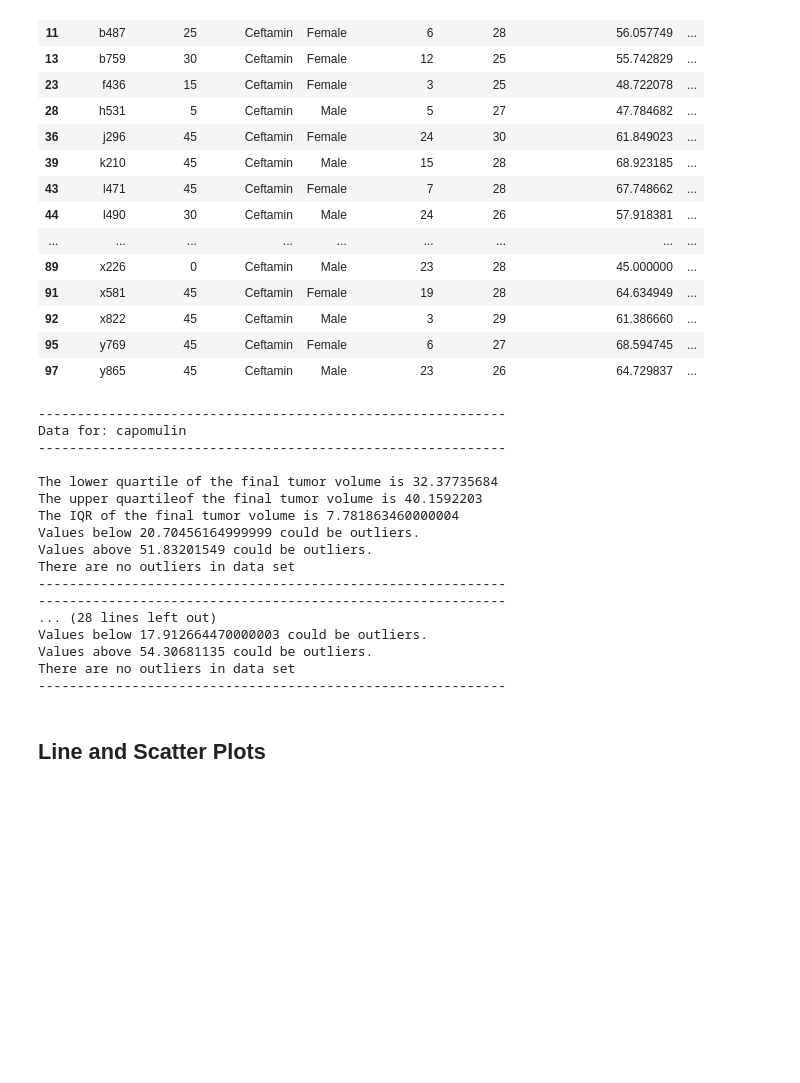
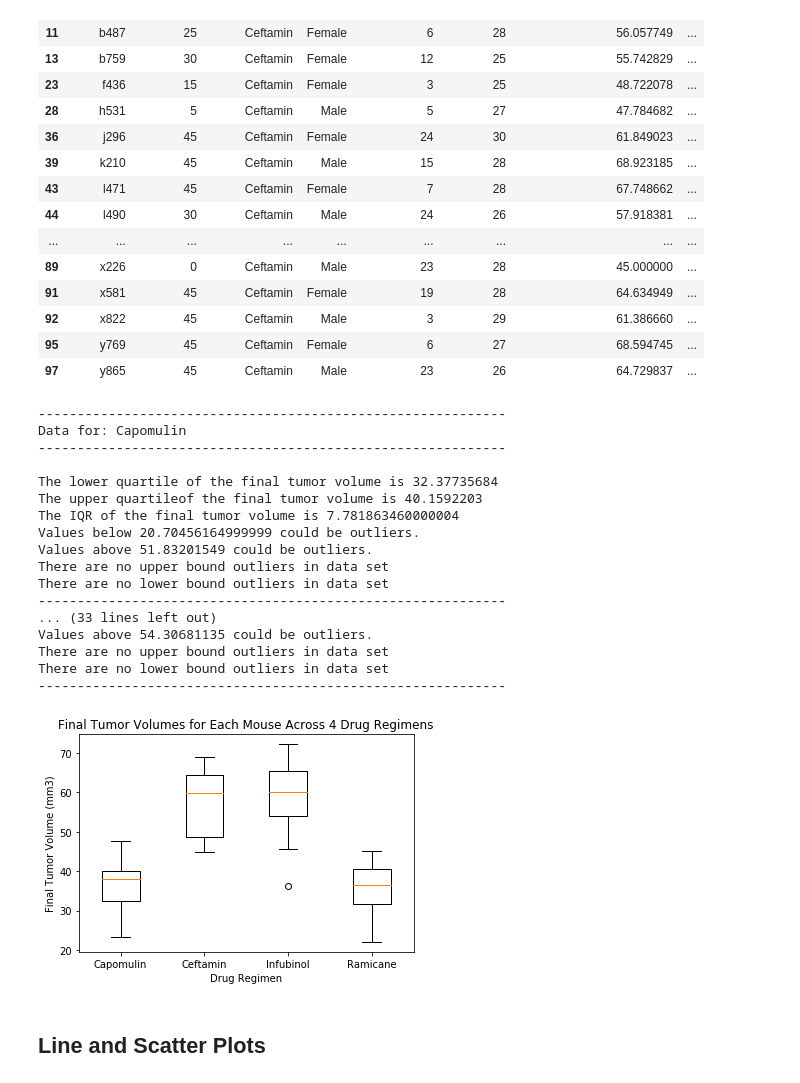
Before and after one commit to nowlansavage/matplotlib-challenge, a Jupyter notebook: Pymaceuticals/pymaceuticals_starter.ipynb, the cells around one changed output. Cells and saved outputs as stored; diff of their text form; code cells hidden in the pictures; blank space fills up the shorter version.

```diff
--- a/Pymaceuticals/pymaceuticals_starter.ipynb
+++ b/Pymaceuticals/pymaceuticals_starter.ipynb
@@ -294,7 +302,7 @@ for key, value in drug_df_dict.items():
     #print header
     print('-'*60)
     drug_name = key
-    print(f"Data for: {drug_name}")
+    print(f"Data for: {drug_name.title()}")
     print('-'*60)
     print('')
     #get the quartiles
@@ -312,19 +320,28 @@ for key, value in drug_df_dict.items():
     print(f"Values below {lower_bound} could be outliers.")
     print(f"Values above {upper_bound} could be outliers.")
 
-    #filter by upper bound. Lower bound is impossible so no lower bound outliers
+    #filter by upper bound
     outliers = value['Final Tumor Volume (mm3)'] > upper_bound
     outlier_df = value[outliers]
     if len(outlier_df) ==0:
-        print("There are no outliers in data set")
+        print("There are no upper bound outliers in data set")
     else:
         for element in outlier_df['Mouse ID'].tolist():
-            print(f"There are {len(outlier_df['Mouse ID'].tolist())} outliers in this drug study")
+            print(f"There are {len(outlier_df['Mouse ID'].tolist())} upper bound outliers in this drug study")
+            print(f"{element} is an outlier")
+
+    outliers = value['Final Tumor Volume (mm3)'] < lower_bound
+    outlier_df = value[outliers]
+    if len(outlier_df) ==0:
+        print("There are no lower bound outliers in data set")
+    else:
+        for element in outlier_df['Mouse ID'].tolist():
+            print(f"There are {len(outlier_df['Mouse ID'].tolist())} lower bound outliers in this drug study")
             print(f"{element} is an outlier")
     print('-'*60)
 # %% [output]
 ------------------------------------------------------------
-Data for: capomulin
+Data for: Capomulin
 ------------------------------------------------------------
 
 The lower quartile of the final tumor volume is 32.37735684
@@ -332,11 +349,11 @@ The upper quartileof the final tumor volume is 40.1592203
 The IQR of the final tumor volume is 7.781863460000004
 Values below 20.70456164999999 could be outliers.
 Values above 51.83201549 could be outliers.
-There are no outliers in data set
+There are no upper bound outliers in data set
+There are no lower bound outliers in data set
 ------------------------------------------------------------
+... (33 lines left out)
+Values above 54.30681135 could be outliers.
+There are no upper bound outliers in data set
+There are no lower bound outliers in data set
 ------------------------------------------------------------
-... (28 lines left out)
-Values below 17.912664470000003 could be outliers.
-Values above 54.30681135 could be outliers.
-There are no outliers in data set
-------------------------------------------------------------
@@ -345,3 +360,15 @@ There are no outliers in data set
+# %%
+# Generate a box plot of the final tumor volume of each mouse across four regimens of interest
+volumes = [max_time_capomulin['Final Tumor Volume (mm3)'], max_time_ceftamin['Final Tumor Volume (mm3)'], max_time_infubinol['Final Tumor Volume (mm3)'], max_time_ramicane['Final Tumor Volume (mm3)']]
+drug_list = ['Capomulin', 'Ceftamin', 'Infubinol', 'Ramicane']
+fig1, ax1 = plt.subplots()
+ax1.set_title('Final Tumor Volumes for Each Mouse Across 4 Drug Regimens')
+ax1.set_ylabel('Final Tumor Volume (mm3)')
+ax1.set_xlabel('Drug Regimen')
+ax1.boxplot(volumes, labels=drug_list)
+plt.show()
+# %% [output]
+[figure, added]
 # %% [markdown]
 ## Line and Scatter Plots
 # %%
```
Also changed, not shown: parts of 3 cells of this notebook.
